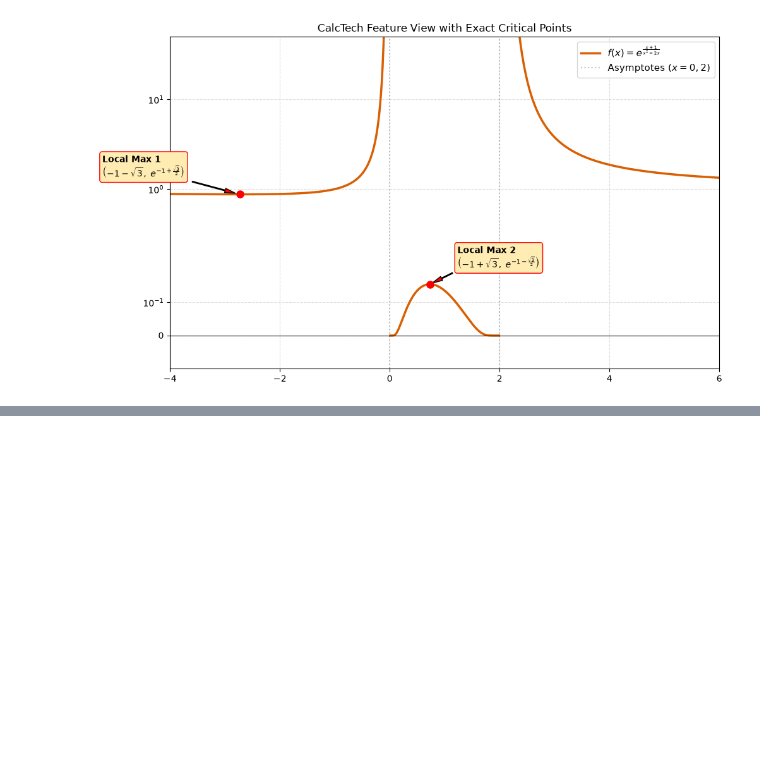
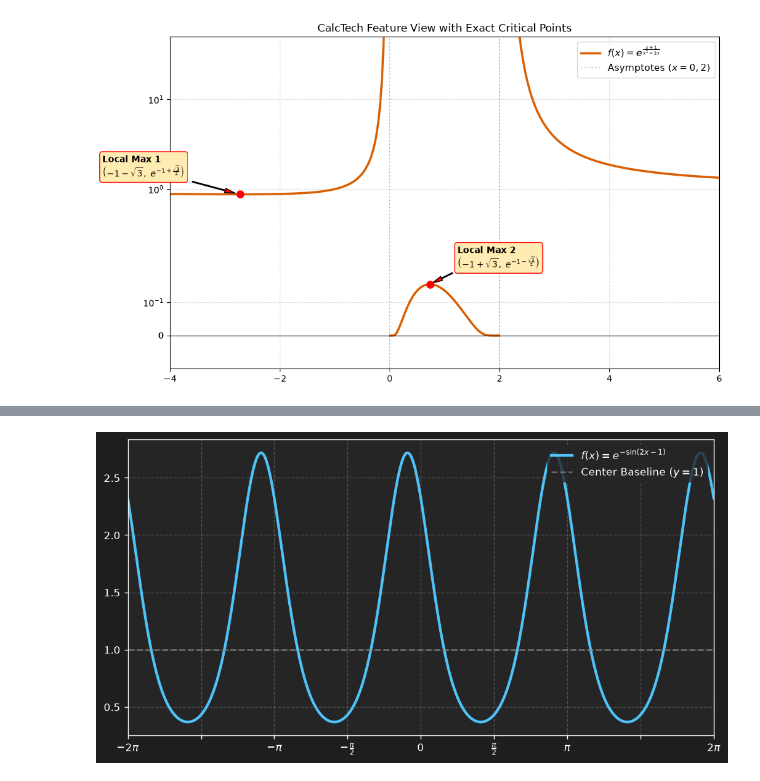
Before and after one commit to Jwon1012/Kim-N-Jang, a Jupyter notebook: 그래프 놀이터.ipynb, the cells around one changed output, grey strips where cells are left out. Cells and saved outputs as stored; diff of their text form; code cells hidden in the pictures; blank space fills up the shorter version.

```diff
--- a/그래프 놀이터.ipynb
+++ b/그래프 놀이터.ipynb
@@ -66,0 +156,83 @@ plt.show()
+# %%
+#pyqt6에서 나온 이미지를 모던(?)하게 바꾸기
+%gui qt6
+
+import sys
+import numpy as np
+import matplotlib.pyplot as plt
+import matplotlib.ticker as ticker
+from matplotlib.backends.backend_qt5agg import FigureCanvasQTAgg as FigureCanvas
+from PyQt6.QtWidgets import QApplication, QMainWindow, QVBoxLayout, QWidget, QLabel
+from PyQt6.QtCore import Qt
+
+class ModernGraphApp(QMainWindow):
+    def __init__(self):
+        super().__init__()
+        self.setWindowTitle("CalcTech - Modern Graph Engine View")
+        self.setGeometry(100, 100, 1000, 600)
+
+        # 모던 다크 테마 QSS 스타일시트
+        self.setStyleSheet("""
+            QMainWindow { background-color: #1e1e1e; }
+            QLabel {
+                color: #ffffff;
+                font-family: 'Segoe UI', sans-serif;
+                font-size: 16px;
+                font-weight: bold;
+                padding: 10px;
+            }
+        """)
+
+        main_widget = QWidget()
+        self.setCentralWidget(main_widget)
+        layout = QVBoxLayout(main_widget)
+
+        title_label = QLabel("CalcTech Trigonometric Canvas Pipeline")
+        title_label.setAlignment(Qt.AlignmentFlag.AlignCenter)
+        layout.addWidget(title_label)
+
+        # Matplotlib 다크 스타일 설정
+        plt.style.use('dark_background')
+        self.fig, self.ax = plt.subplots(figsize=(10, 5), facecolor='#1e1e1e')
+        self.ax.set_facecolor('#252526')
+
+        self.canvas = FigureCanvas(self.fig)
+        layout.addWidget(self.canvas)
+
+        self.plot_graph()
+
+    def plot_graph(self):
+        x = np.linspace(-2 * np.pi, 2 * np.pi, 1000)
+        y = np.exp(-np.sin(2 * x - 1))
+
+        self.ax.plot(x, y, color='#4fc3f7', lw=2.5, label=r'$f(x) = e^{-\sin(2x-1)}$')
+        self.ax.axhline(1, color='#888888', linestyle='--', alpha=0.7, label='Center Baseline ($y=1$)')
+
+        def pi_formatter(val, pos):
+            frac = val / np.pi
+            if np.isclose(frac, 0): return "$0$"
+            elif np.isclose(frac, 1): return r"$\pi$"
+            elif np.isclose(frac, -1): return r"$-\pi$"
+            elif np.isclose(frac, 0.5): return r"$\frac{\pi}{2}$"
+            elif np.isclose(frac, -0.5): return r"$-\frac{\pi}{2}$"
+            elif frac.is_integer(): return f"${int(frac)}" + r"\pi$"
+            return ""
+
+        self.ax.xaxis.set_major_locator(ticker.MultipleLocator(np.pi / 2))
+        self.ax.xaxis.set_major_formatter(ticker.FuncFormatter(pi_formatter))
+
+        self.ax.set_xlim(-2 * np.pi, 2 * np.pi)
+        self.ax.grid(True, linestyle='--', alpha=0.2, color='#ffffff')
+        self.ax.legend(loc='upper right', facecolor='#252526', edgecolor='none')
+
+        self.canvas.draw()
+
+# 주피터 환경에서는 QApplication 인스턴스가 이미 존재하는지 체크
+app = QApplication.instance()
+if app is None:
+    app = QApplication(sys.argv)
+
+window = ModernGraphApp()
+window.show()
+# %% [output]
+[figure, added]
```
Also changed, not shown: parts of 1 cell of this notebook.
